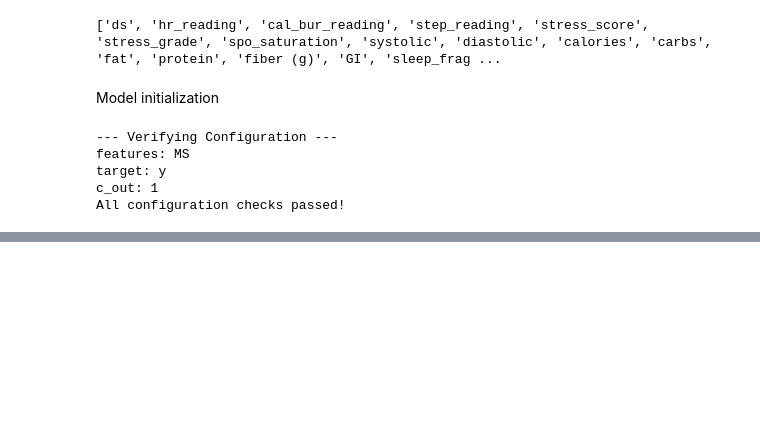
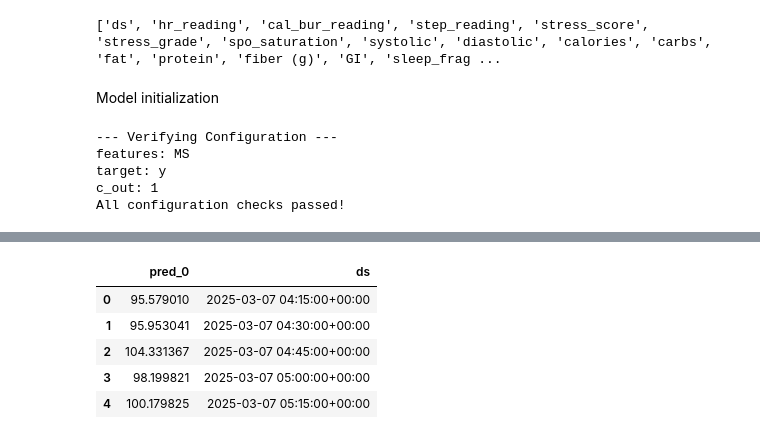
Before and after one commit to Prajwaln08/FEDFormer01, a Jupyter notebook: code.ipynb, the cells around one changed output, grey strips where cells are left out. Saved outputs shown, nothing was run; the diff lists cells and outputs as text; code cells hidden in the pictures; blank space fills up the shorter version.

```diff
--- a/code.ipynb
+++ b/code.ipynb
@@ -547,10 +587,10 @@ val_preds_2d = val_preds.reshape(-1, val_preds.shape[-1])
 test_preds_2d = preds.reshape(-1, preds.shape[-1])
 
 # Align timestamps accordingly
-val_timestamps = df_val['ds'].iloc[args.seq_len + args.label_len:].reset_index(drop=True)
+val_timestamps = df_val['ds'].iloc[args.seq_len + args.label_len - 1:].reset_index(drop=True)
 val_timestamps = val_timestamps.iloc[:len(val_preds_2d)]
 
-test_timestamps = df_test['ds'].iloc[args.seq_len + args.label_len:].reset_index(drop=True)
+test_timestamps = df_test['ds'].iloc[args.seq_len + args.label_len - 1:].reset_index(drop=True)
 test_timestamps = test_timestamps.iloc[:len(test_preds_2d)]
 
 # Create DataFrames
@@ -566,6 +606,13 @@ df_val_output.head()
 # %%
 # View first few rows of test predictions
-df_val_output.head()
+df_test_output.head()
+# %% [output]
+|  | pred_0 | ds |
+| 0 | 95.579010 | 2025-03-07 04:15:00+00:00 |
+| 1 | 95.953041 | 2025-03-07 04:30:00+00:00 |
+| 2 | 104.331367 | 2025-03-07 04:45:00+00:00 |
+| 3 | 98.199821 | 2025-03-07 05:00:00+00:00 |
+| 4 | 100.179825 | 2025-03-07 05:15:00+00:00 |
 # %%
 # df_val_output.to_csv('validation.csv')
 # %%
```
Also changed, not shown: parts of 18 cells of this notebook, 1 other file.
